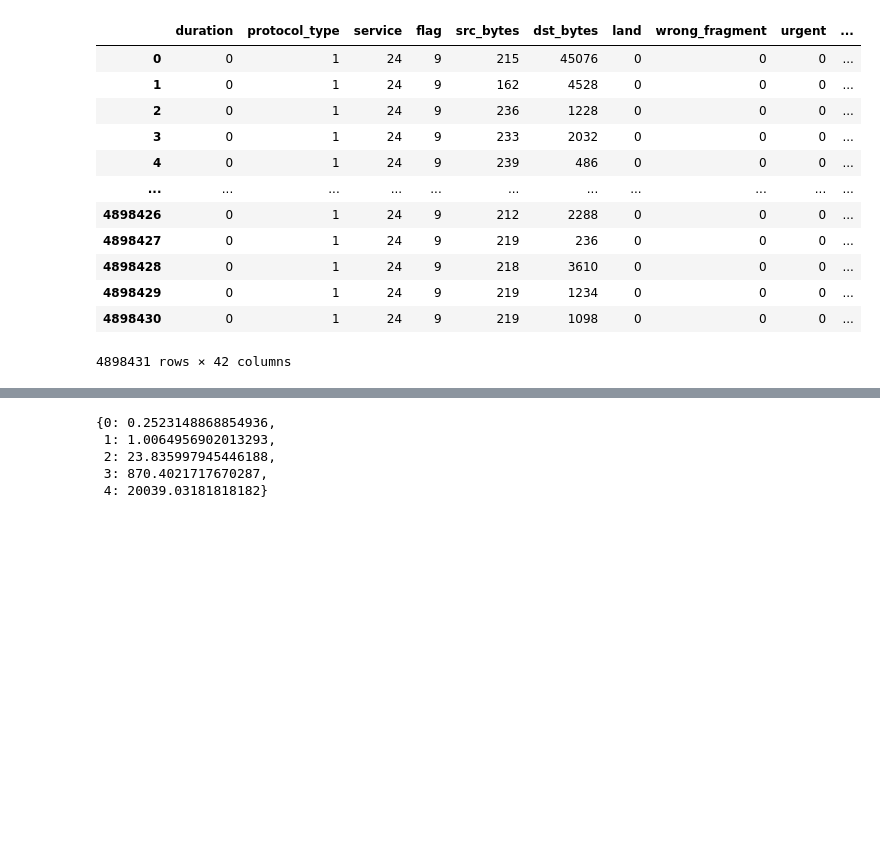
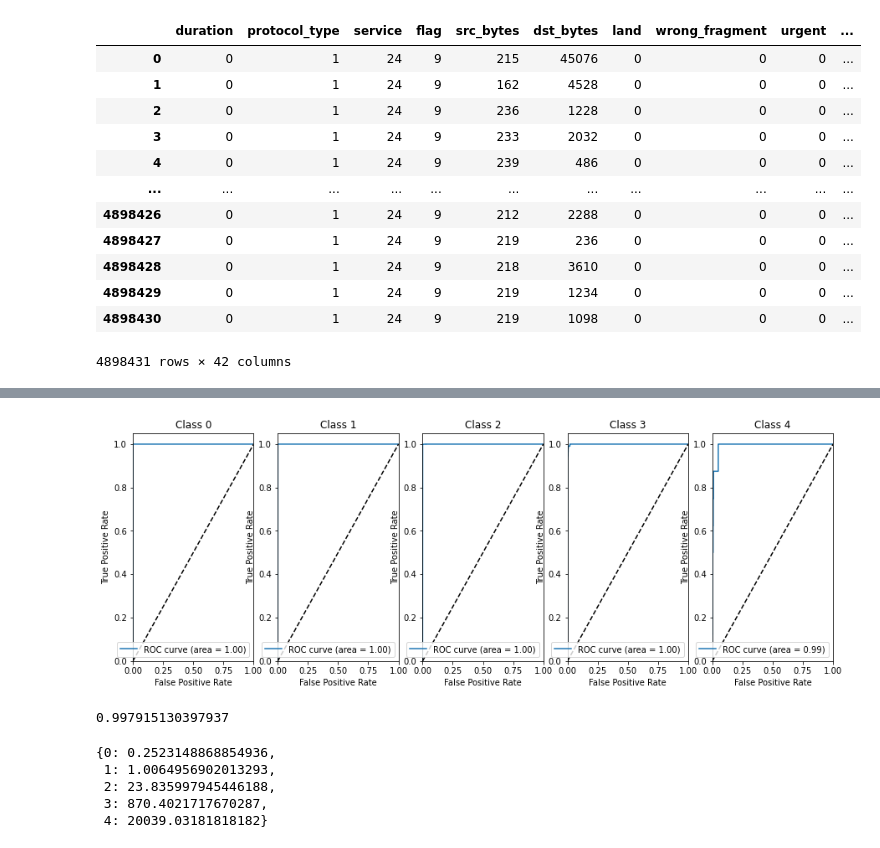
Before and after one commit to Taeseon-Baek/AI_Project, a Jupyter notebook: AI_teamproject_developed.ipynb, the cells around one changed output, grey strips where cells are left out. Saved outputs shown, nothing was run; the diff lists cells and outputs as text; code cells hidden in the pictures; blank space fills up the shorter version.

```diff
--- a/AI_teamproject_developed.ipynb
+++ b/AI_teamproject_developed.ipynb
@@ -310,14 +556,26 @@ print(roc_auc_score(pred,y_test,average="weighted"))
 # %%
-#하이퍼파라미터 튜닝(learning_rate을 0.001로), Dropout layer 추가
+#Test 결과
+model_name = 'CNN_LSTM_tuning'
+
 cnn = Sequential()
 cnn.add(Convolution1D(64, 3, padding="same",activation="relu",input_shape=(len(x.columns), 1)))
 cnn.add(Convolution1D(64, 3, padding="same", activation="relu"))
 cnn.add(Convolution1D(64, 3, padding="same", activation="relu"))
 cnn.add(MaxPooling1D(pool_size=(2)))
-cnn.add(LSTM(lstm_output_size))
+cnn.add(LSTM(64))
 cnn.add(Dropout(0.1))
 cnn.add(Dense(5, activation="softmax"))
+
+cnn.load_weights("/content/gdrive/MyDrive/Colab_Notebooks/"+model_name+".hdf5")
 
 # define optimizer and objective, compile cnn
 opt = Adam(learning_rate=0.001)
 cnn.compile(loss="sparse_categorical_crossentropy", optimizer=opt,metrics=['accuracy'])
+
+y_pred_tuning=cnn.predict(X_test)
+y_pred=np.argmax(y_pred_tuning,axis=1)
+
+loss, accuracy = cnn.evaluate(X_test, y_test) #정답 set과 모델이 예측한 값을 비교하여 성능 측정
+print("\nLoss: %.2f, Accuracy: %.2f%%" % (loss, accuracy*100))
+print()
+print(metrics.classification_report(y_test, y_pred, digits=5))
@@ -324 +597,35 @@ cnn.compile(loss="sparse_categorical_crossentropy", optimizer=opt,metrics=['accu
+# %%
+import matplotlib.pyplot as plt
+from sklearn.metrics import roc_curve, auc
+from sklearn.metrics import roc_auc_score
+
+y_test_ROC = to_categorical(testY)
+
+# ROC & AUC
+fpr = dict()
+tpr = dict()
+roc_auc = dict()
+for i in range(5):
+    fpr[i], tpr[i], _ = roc_curve(y_test_ROC[:, i], y_pred_tuning[:, i])
+    roc_auc[i] = auc(fpr[i], tpr[i])
+
+# Plot of a ROC curve for a specific class
+plt.figure(figsize=(15, 5))
+for idx, i in enumerate(range(5)):
+    plt.subplot(151+idx)
+    plt.plot(fpr[i], tpr[i], label='ROC curve (area = %0.2f)' % roc_auc[i])
+    plt.plot([0, 1], [0, 1], 'k--')
+    plt.xlim([0.0, 1.0])
+    plt.ylim([0.0, 1.05])
+    plt.xlabel('False Positive Rate')
+    plt.ylabel('True Positive Rate')
+    plt.title('Class %0.0f' % idx)
+    plt.legend(loc="lower right")
+plt.show()
+# %% [output]
+[figure, added]
+# %%
+print(roc_auc_score(y_test_ROC,y_pred_tuning,average="macro",multi_class='raise'))
+# %% [output]
+0.997915130397937
 # %%
```
Also changed, not shown: parts of 46 cells of this notebook.
